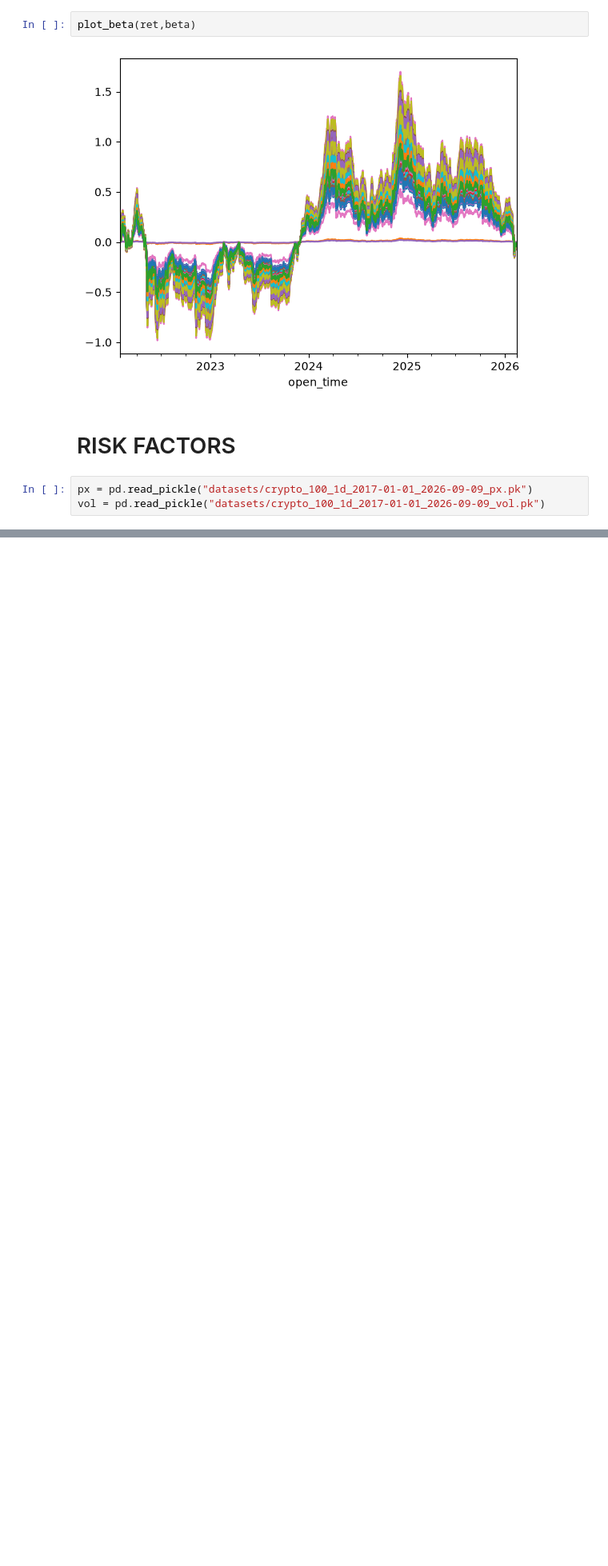
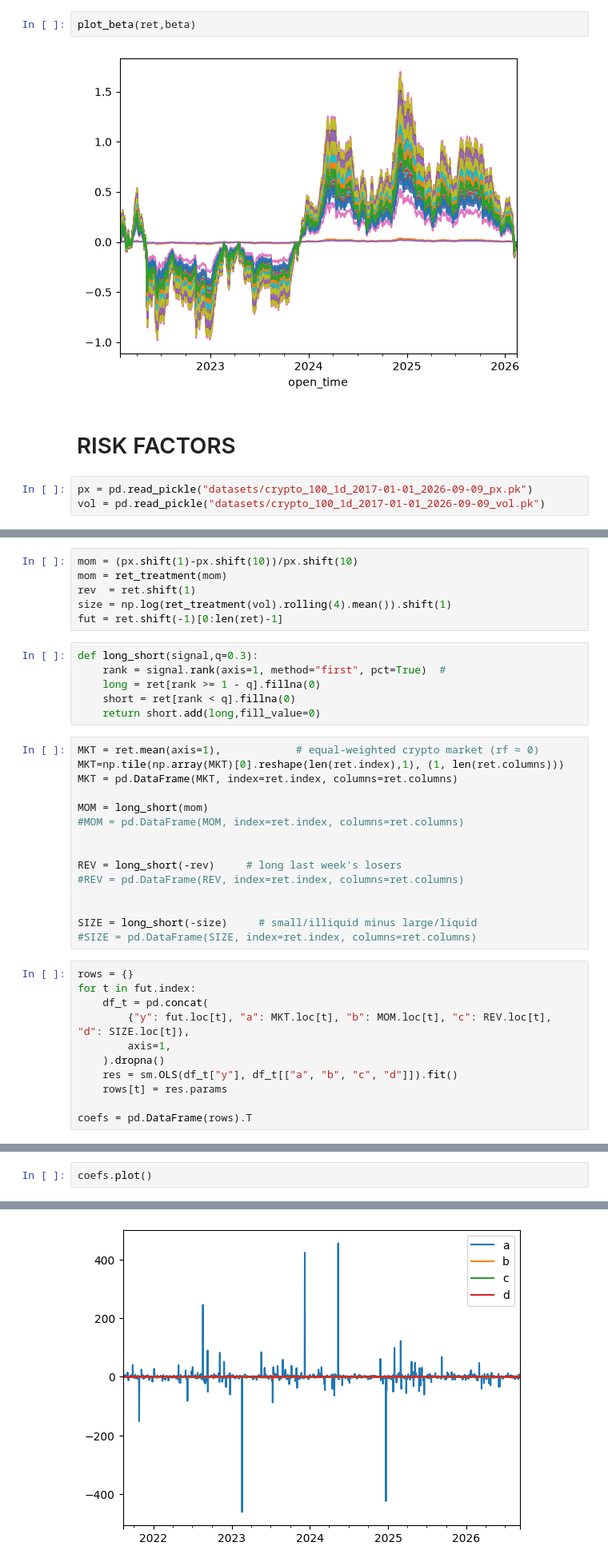
Before and after one commit to Parracho/Project-Finance, a Jupyter notebook: alpha_beta.ipynb, the cells around one changed output, grey strips where cells are left out. Shown at 80% size. Saved outputs shown, nothing was run; the diff lists cells and outputs as text; blank space fills up the shorter version.

```diff
--- a/alpha_beta.ipynb
+++ b/alpha_beta.ipynb
@@ -273,0 +291,38 @@ vol = pd.read_pickle("datasets/crypto_100_1d_2017-01-01_2026-09-09_vol.pk")
+# %%
+mom = (px.shift(1)-px.shift(10))/px.shift(10)
+mom = ret_treatment(mom)
+rev  = ret.shift(1)
+size = np.log(ret_treatment(vol).rolling(4).mean()).shift(1)
+fut = ret.shift(-1)[0:len(ret)-1]
+# %%
+def long_short(signal,q=0.3):
+    rank = signal.rank(axis=1, method="first", pct=True)  #
+    long = ret[rank >= 1 - q].fillna(0)
+    short = ret[rank < q].fillna(0)
+    return short.add(long,fill_value=0)
+# %%
+MKT = ret.mean(axis=1),            # equal-weighted crypto market (rf ≈ 0)
+MKT=np.tile(np.array(MKT)[0].reshape(len(ret.index),1), (1, len(ret.columns)))
+MKT = pd.DataFrame(MKT, index=ret.index, columns=ret.columns)
+
+MOM = long_short(mom)
+#MOM = pd.DataFrame(MOM, index=ret.index, columns=ret.columns)
+
+
+REV = long_short(-rev)     # long last week's losers
+#REV = pd.DataFrame(REV, index=ret.index, columns=ret.columns)
+
+
+SIZE = long_short(-size)     # small/illiquid minus large/liquid
+#SIZE = pd.DataFrame(SIZE, index=ret.index, columns=ret.columns)
+# %%
+rows = {}
+for t in fut.index:
+    df_t = pd.concat(
+        {"y": fut.loc[t], "a": MKT.loc[t], "b": MOM.loc[t], "c": REV.loc[t], "d": SIZE.loc[t]},
+        axis=1,
+    ).dropna()
+    res = sm.OLS(df_t["y"], df_t[["a", "b", "c", "d"]]).fit()
+    rows[t] = res.params
+
+coefs = pd.DataFrame(rows).T
@@ -273,0 +347,3 @@ vol = pd.read_pickle("datasets/crypto_100_1d_2017-01-01_2026-09-09_vol.pk")
+# %%
+coefs.plot()
+# %% [output]
@@ -273,0 +351 @@ vol = pd.read_pickle("datasets/crypto_100_1d_2017-01-01_2026-09-09_vol.pk")
+[figure, added]
```
Also changed, not shown: parts of 12 cells of this notebook, 5 other files.
